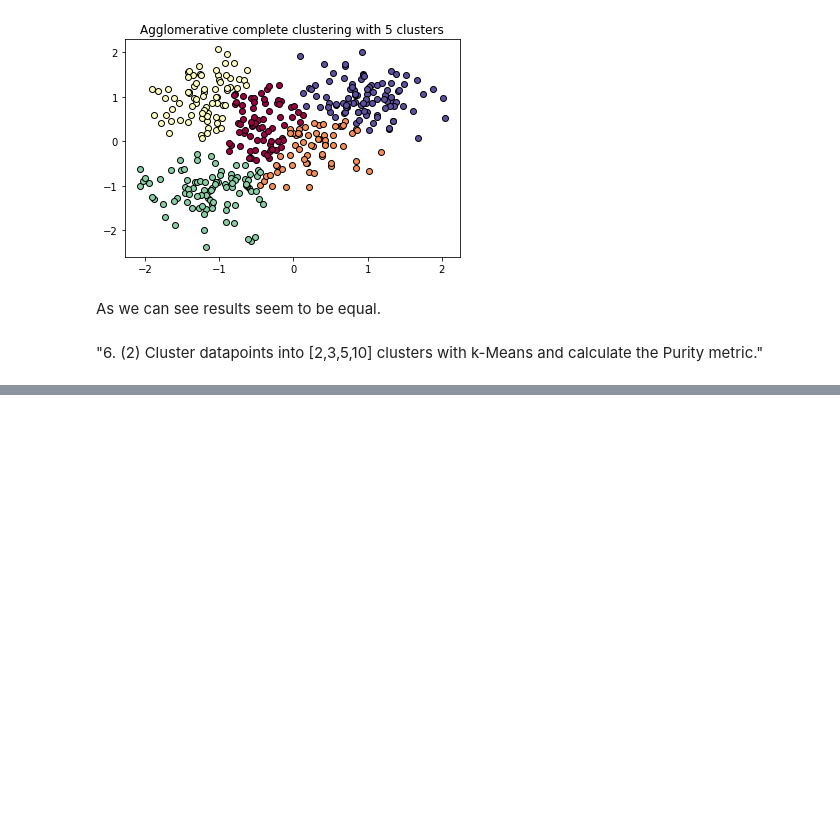
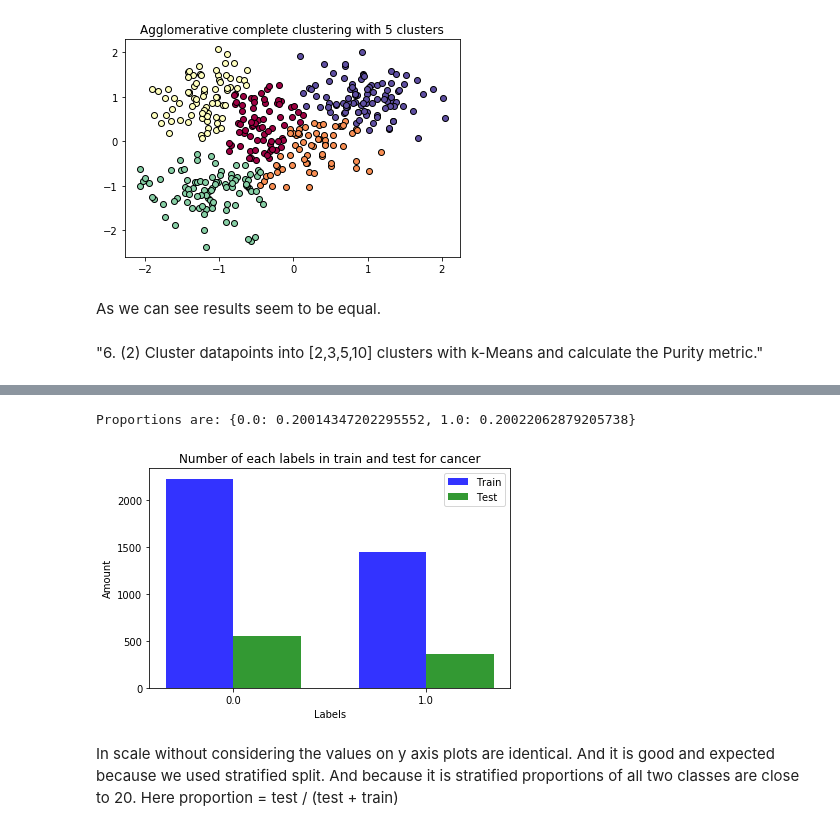
Before and after one commit to RamSaw/MachineLearning, a Jupyter notebook: hw01/hw01.ipynb, the cells around one changed output, grey strips where cells are left out. Cells and saved outputs as stored; diff of their text form; code cells hidden in the pictures; blank space fills up the shorter version.

```diff
--- a/hw01/hw01.ipynb
+++ b/hw01/hw01.ipynb
@@ -582,0 +694,12 @@ k = 5 purity = 0.8910369068541301
+# %%
+np.random.seed(global_random_seed)
+_, _, y_train_spam, y_test_spam = train_test_split(spam_X, spam_y,
+                                                    stratify=spam_y,
+                                                    random_state=global_random_seed,
+                                                    test_size=test_size)
+draw_proportion_of_classes(y_train_spam, y_test_spam, "cancer")
+# %% [output]
+Proportions are: {0.0: 0.20014347202295552, 1.0: 0.20022062879205738}
+[figure, added]
+# %% [markdown]
+In scale without considering the values on y axis plots are identical. And it is good and expected because we used stratified split. And because it is stratified proportions of all two classes are close to 20. Here proportion = test / (test + train)
```
Also changed, not shown: parts of 13 cells of this notebook.
